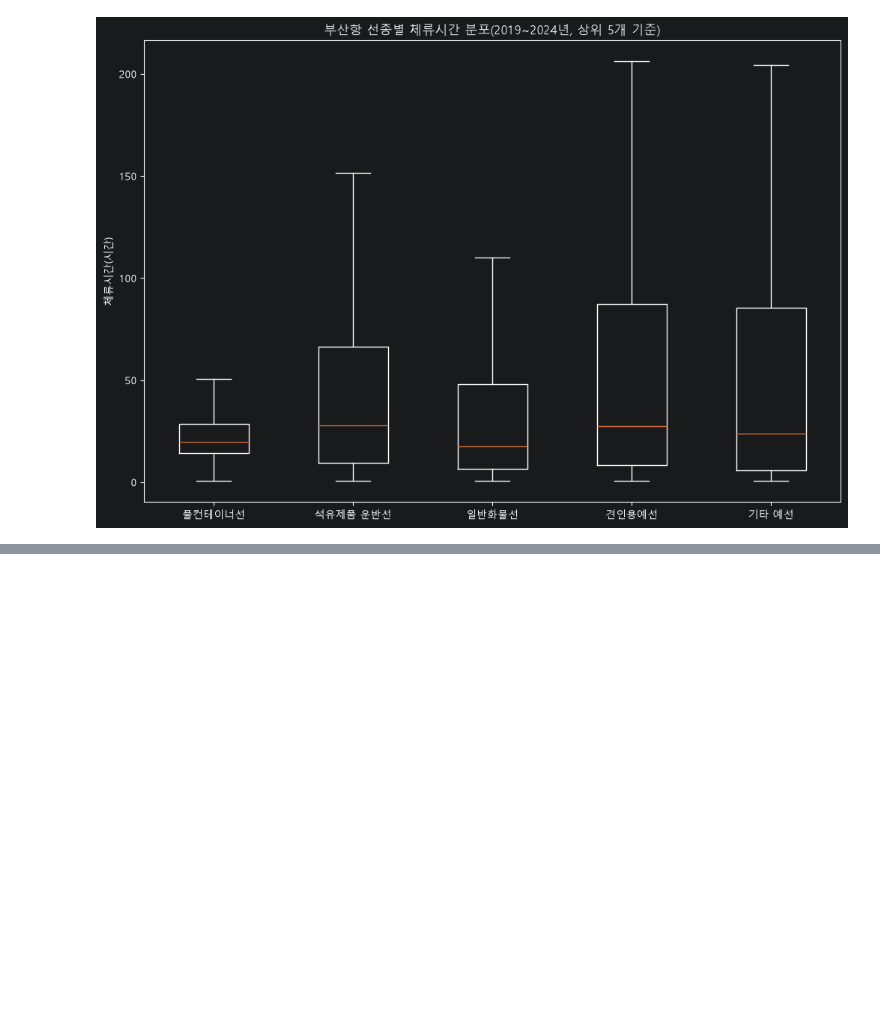
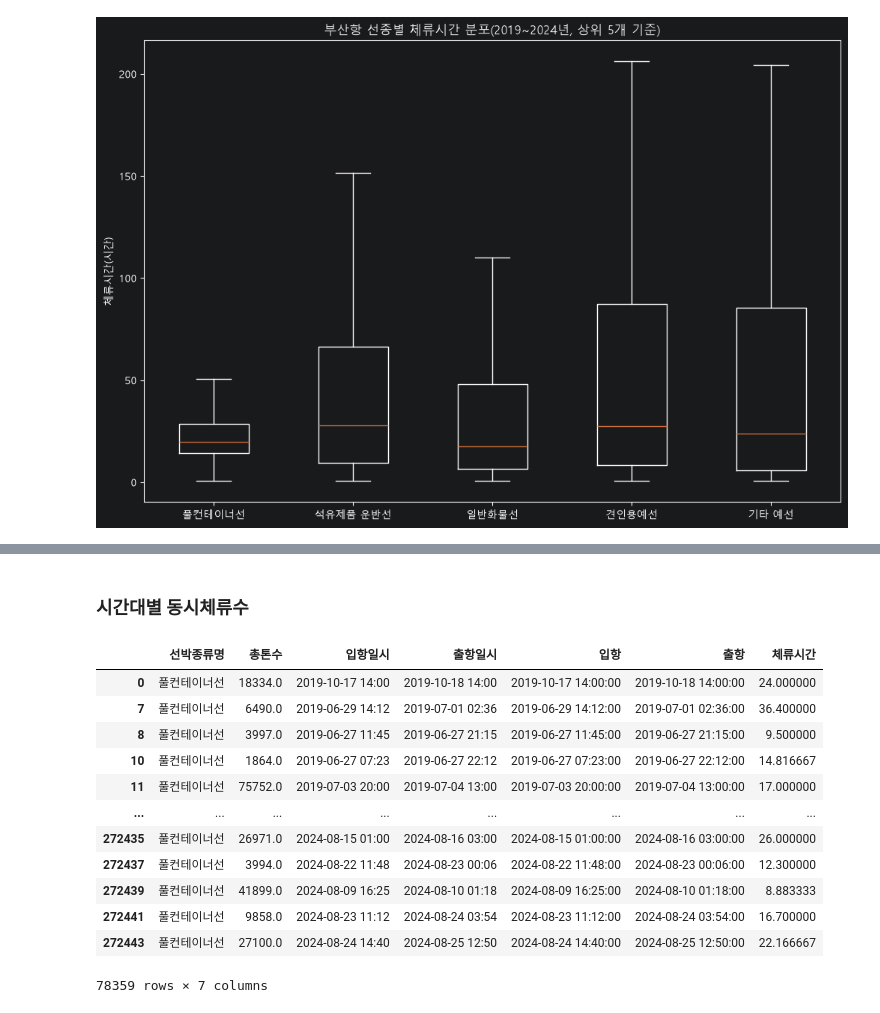
Before and after one commit to dorothy1088/smartport, a Jupyter notebook: kpi.ipynb, the cells around one changed output, grey strips where cells are left out. Saved outputs shown, nothing was run; the diff lists cells and outputs as text; code cells hidden in the pictures; blank space fills up the shorter version.

```diff
--- a/kpi.ipynb
+++ b/kpi.ipynb
@@ -393,0 +407,20 @@ plt.show()
+# %% [markdown]
+### 시간대별 동시체류수
+# %%
+# 풀컨테이너선 2024년
+
+dwell[dwell['선박종류명'] == '풀컨테이너선']
+# %% [output]
+|  | 선박종류명 | 총톤수 | 입항일시 | 출항일시 | 입항 | 출항 | 체류시간 |
+| 0 | 풀컨테이너선 | 18334.0 | 2019-10-17 14:00 | 2019-10-18 14:00 | 2019-10-17 14:00:00 | 2019-10-18 14:00:00 | 24.000000 |
+| 7 | 풀컨테이너선 | 6490.0 | 2019-06-29 14:12 | 2019-07-01 02:36 | 2019-06-29 14:12:00 | 2019-07-01 02:36:00 | 36.400000 |
+| 8 | 풀컨테이너선 | 3997.0 | 2019-06-27 11:45 | 2019-06-27 21:15 | 2019-06-27 11:45:00 | 2019-06-27 21:15:00 | 9.500000 |
+| 10 | 풀컨테이너선 | 1864.0 | 2019-06-27 07:23 | 2019-06-27 22:12 | 2019-06-27 07:23:00 | 2019-06-27 22:12:00 | 14.816667 |
+| 11 | 풀컨테이너선 | 75752.0 | 2019-07-03 20:00 | 2019-07-04 13:00 | 2019-07-03 20:00:00 | 2019-07-04 13:00:00 | 17.000000 |
+| ... | ... | ... | ... | ... | ... | ... | ... |
+| 272435 | 풀컨테이너선 | 26971.0 | 2024-08-15 01:00 | 2024-08-16 03:00 | 2024-08-15 01:00:00 | 2024-08-16 03:00:00 | 26.000000 |
+| 272437 | 풀컨테이너선 | 3994.0 | 2024-08-22 11:48 | 2024-08-23 00:06 | 2024-08-22 11:48:00 | 2024-08-23 00:06:00 | 12.300000 |
+| 272439 | 풀컨테이너선 | 41899.0 | 2024-08-09 16:25 | 2024-08-10 01:18 | 2024-08-09 16:25:00 | 2024-08-10 01:18:00 | 8.883333 |
+| 272441 | 풀컨테이너선 | 9858.0 | 2024-08-23 11:12 | 2024-08-24 03:54 | 2024-08-23 11:12:00 | 2024-08-24 03:54:00 | 16.700000 |
+| 272443 | 풀컨테이너선 | 27100.0 | 2024-08-24 14:40 | 2024-08-25 12:50 | 2024-08-24 14:40:00 | 2024-08-25 12:50:00 | 22.166667 |
+78359 rows × 7 columns
```
Also changed, not shown: parts of 9 cells of this notebook.
